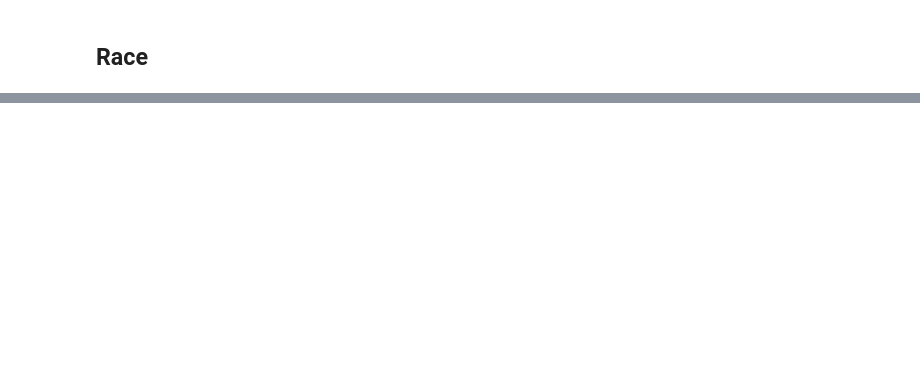
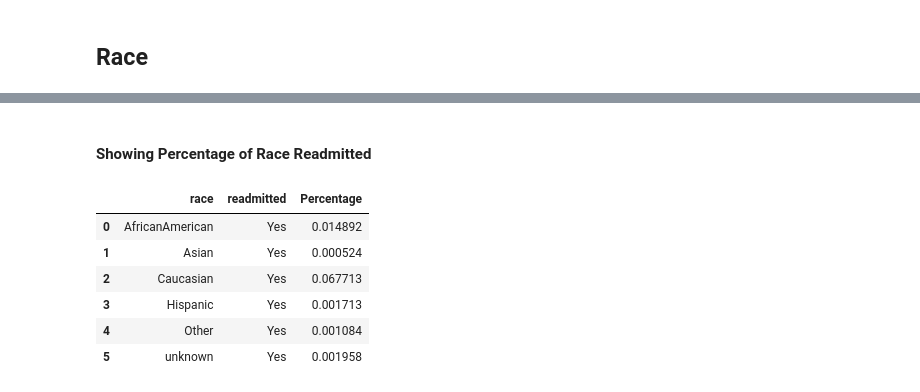
Before and after one commit to sagarwala12/HRRP, a Jupyter notebook: Visualizations_Final.ipynb, the cells around one changed output, grey strips where cells are left out. Saved outputs shown, nothing was run; the diff lists cells and outputs as text; code cells hidden in the pictures; blank space fills up the shorter version.

```diff
--- a/Visualizations_Final.ipynb
+++ b/Visualizations_Final.ipynb
@@ -258,2 +336,19 @@ train[['race','readmitted', 'gender']].groupby(['race','readmitted']).count().ap
+# %% [markdown]
+#### Showing Percentage of Race Readmitted
+# %%
+#Show only YES Values
+race_percent = train[['race','readmitted', 'gender']].groupby(['race','readmitted']).count().apply(lambda x: x/train.gender.count())
+race_percent = race_percent.xs('Yes', level=1, drop_level=False)
+race_percent = race_percent.reset_index()
+race_percent.columns = ['race', 'readmitted', 'Percentage']
+race_percent
+# %% [output]
+|  | race | readmitted | Percentage |
+| 0 | AfricanAmerican | Yes | 0.014892 |
+| 1 | Asian | Yes | 0.000524 |
+| 2 | Caucasian | Yes | 0.067713 |
+| 3 | Hispanic | Yes | 0.001713 |
+| 4 | Other | Yes | 0.001084 |
+| 5 | unknown | Yes | 0.001958 |
 # %%
 #train.profile_report()
```
Also changed, not shown: parts of 26 cells of this notebook.
